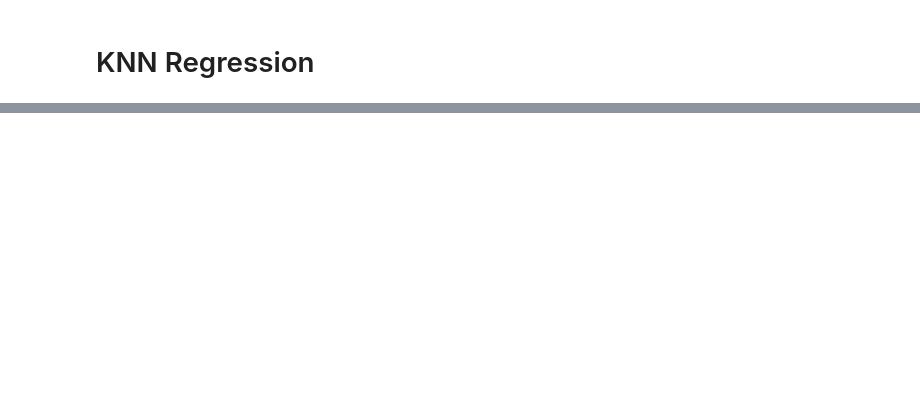
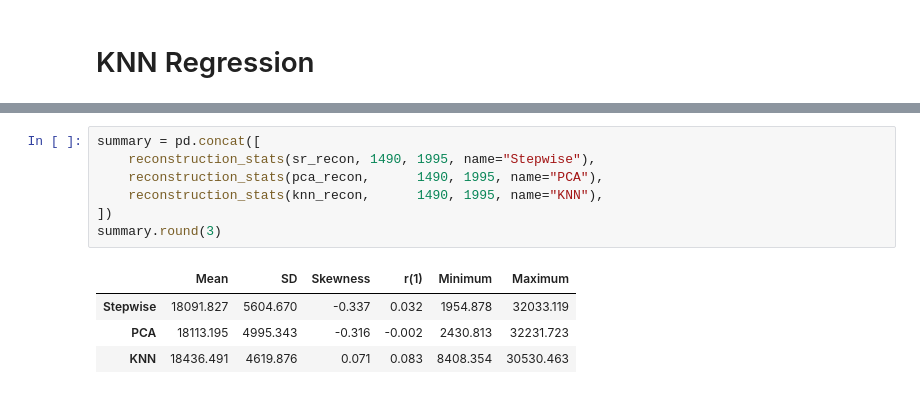
Before and after one commit to Kalharap/py-recon, a Jupyter notebook: example.ipynb, the cells around one changed output, grey strips where cells are left out. Drawn from its saved outputs; the diff is of its cells as text; blank space fills up the shorter version.

Commit message:
added stats

```diff
--- a/example.ipynb
+++ b/example.ipynb
@@ -106,0 +118,12 @@ plot_full_reconstruction(recon, 1490, 1995, ylabel='Streamflow (MAF)',xlabel='Ye
+# %%
+summary = pd.concat([
+    reconstruction_stats(sr_recon, 1490, 1995, name="Stepwise"),
+    reconstruction_stats(pca_recon,      1490, 1995, name="PCA"),
+    reconstruction_stats(knn_recon,      1490, 1995, name="KNN"),
+])
+summary.round(3)
+# %% [output]
+|  | Mean | SD | Skewness | r(1) | Minimum | Maximum |
+| Stepwise | 18091.827 | 5604.670 | -0.337 | 0.032 | 1954.878 | 32033.119 |
+| PCA | 18113.195 | 4995.343 | -0.316 | -0.002 | 2430.813 | 32231.723 |
+| KNN | 18436.491 | 4619.876 | 0.071 | 0.083 | 8408.354 | 30530.463 |
```
Also changed, not shown: parts of 9 cells of this notebook.
